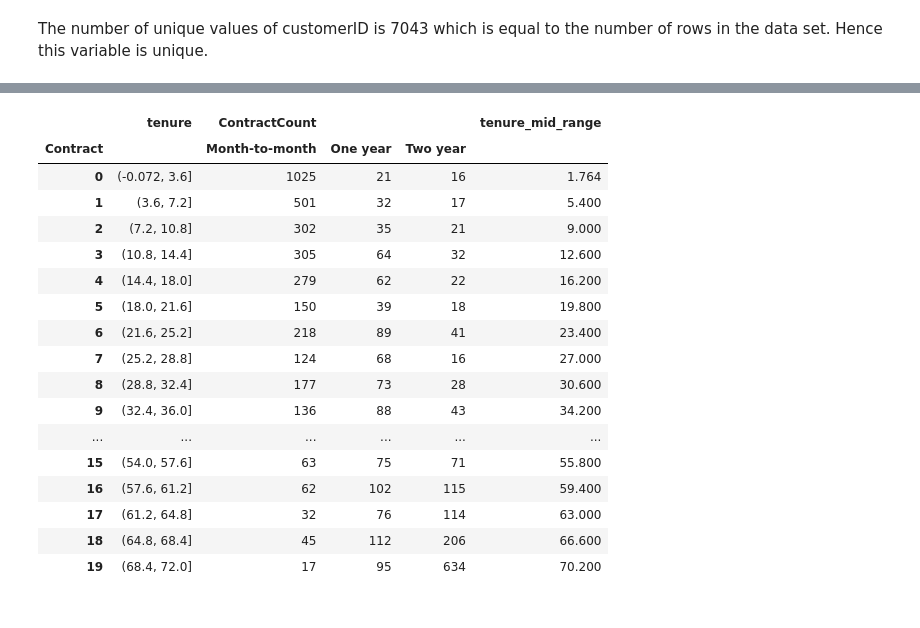
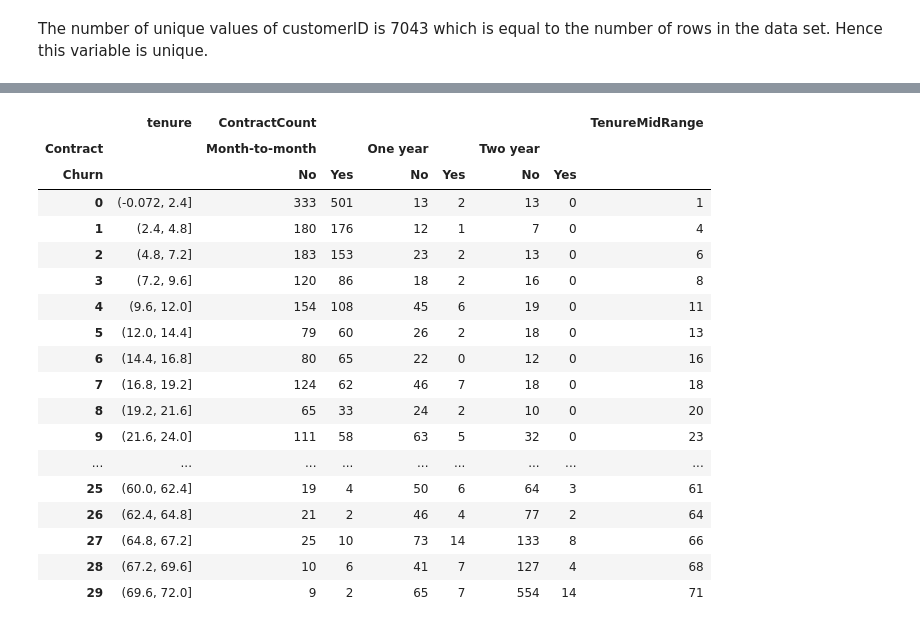
Before and after one commit to FawziElZein/Telco-Customer-Churn, a Jupyter notebook: Telco-Customer-Churn-Analysis.ipynb, the cells around one changed output, grey strips where cells are left out. Saved outputs shown, nothing was run; the diff lists cells and outputs as text; code cells hidden in the pictures.

```diff
--- a/Telco-Customer-Churn-Analysis.ipynb
+++ b/Telco-Customer-Churn-Analysis.ipynb
@@ -60,4 +62,5 @@ Name: count, Length: 73, dtype: int64
 # %%
-df_tenure_intervals =  pd.cut(df['tenure'],bins=20)
-df_tenure_intervals.value_counts()
+df_tenure_intervals =  pd.cut(df['tenure'],bins=30)
+df_tenure_agg = df.groupby(df_tenure_intervals)[['Contract','Churn']].value_counts().to_frame(name='ContractCount')
+df_tenure_agg
 # %% [output]
@@ -89,6 +81,5 @@ Name: count, dtype: int64
 # %%
-df_tenure_agg = df.groupby(df_tenure_intervals)['Contract'].value_counts().to_frame(name='ContractCount')
-pivoted_tenure_table = df_tenure_agg.pivot_table(index = 'tenure',columns='Contract',values=['ContractCount'])
-pivoted_tenure_table.reset_index(inplace=True)
-pivoted_tenure_table
+pivot_table = df_tenure_agg.pivot_table(index = 'tenure',columns=['Contract','Churn'],values=['ContractCount'])
+pivot_table.reset_index(inplace=True)
+pivot_table.head()
 # %% [output]
@@ -113,23 +94,24 @@ pivoted_tenure_table
 # %%
-pivoted_tenure_table['tenure_mid_range'] = pivoted_tenure_table['tenure'].apply(lambda row: (row.left + row.right)/2)
-pivoted_tenure_table
+pivot_table['TenureMidRange'] = pivot_table['tenure'].apply(lambda row: round((row.left + row.right)/2))
+pivot_table
 # %% [output]
-|  | tenure | ContractCount |  |  | tenure_mid_range |
-| Contract |  | Month-to-month | One year | Two year |  |
-| 0 | (-0.072, 3.6] | 1025 | 21 | 16 | 1.764 |
-| 1 | (3.6, 7.2] | 501 | 32 | 17 | 5.400 |
-| 2 | (7.2, 10.8] | 302 | 35 | 21 | 9.000 |
-| 3 | (10.8, 14.4] | 305 | 64 | 32 | 12.600 |
-| 4 | (14.4, 18.0] | 279 | 62 | 22 | 16.200 |
-| 5 | (18.0, 21.6] | 150 | 39 | 18 | 19.800 |
-| 6 | (21.6, 25.2] | 218 | 89 | 41 | 23.400 |
-| 7 | (25.2, 28.8] | 124 | 68 | 16 | 27.000 |
-| 8 | (28.8, 32.4] | 177 | 73 | 28 | 30.600 |
-| 9 | (32.4, 36.0] | 136 | 88 | 43 | 34.200 |
-| ... | ... | ... | ... | ... | ... |
-| 15 | (54.0, 57.6] | 63 | 75 | 71 | 55.800 |
-| 16 | (57.6, 61.2] | 62 | 102 | 115 | 59.400 |
-| 17 | (61.2, 64.8] | 32 | 76 | 114 | 63.000 |
-| 18 | (64.8, 68.4] | 45 | 112 | 206 | 66.600 |
-| 19 | (68.4, 72.0] | 17 | 95 | 634 | 70.200 |
+|  | tenure | ContractCount |  |  |  |  |  | TenureMidRange |
+| Contract |  | Month-to-month |  | One year |  | Two year |  |  |
+| Churn |  | No | Yes | No | Yes | No | Yes |  |
+| 0 | (-0.072, 2.4] | 333 | 501 | 13 | 2 | 13 | 0 | 1 |
+| 1 | (2.4, 4.8] | 180 | 176 | 12 | 1 | 7 | 0 | 4 |
+| 2 | (4.8, 7.2] | 183 | 153 | 23 | 2 | 13 | 0 | 6 |
+| 3 | (7.2, 9.6] | 120 | 86 | 18 | 2 | 16 | 0 | 8 |
+| 4 | (9.6, 12.0] | 154 | 108 | 45 | 6 | 19 | 0 | 11 |
+| 5 | (12.0, 14.4] | 79 | 60 | 26 | 2 | 18 | 0 | 13 |
+| 6 | (14.4, 16.8] | 80 | 65 | 22 | 0 | 12 | 0 | 16 |
+| 7 | (16.8, 19.2] | 124 | 62 | 46 | 7 | 18 | 0 | 18 |
+| 8 | (19.2, 21.6] | 65 | 33 | 24 | 2 | 10 | 0 | 20 |
+| 9 | (21.6, 24.0] | 111 | 58 | 63 | 5 | 32 | 0 | 23 |
+| ... | ... | ... | ... | ... | ... | ... | ... | ... |
+| 25 | (60.0, 62.4] | 19 | 4 | 50 | 6 | 64 | 3 | 61 |
+| 26 | (62.4, 64.8] | 21 | 2 | 46 | 4 | 77 | 2 | 64 |
+| 27 | (64.8, 67.2] | 25 | 10 | 73 | 14 | 133 | 8 | 66 |
+| 28 | (67.2, 69.6] | 10 | 6 | 41 | 7 | 127 | 4 | 68 |
+| 29 | (69.6, 72.0] | 9 | 2 | 65 | 7 | 554 | 14 | 71 |
 # %%
```
Also changed, not shown: parts of 17 cells of this notebook.
